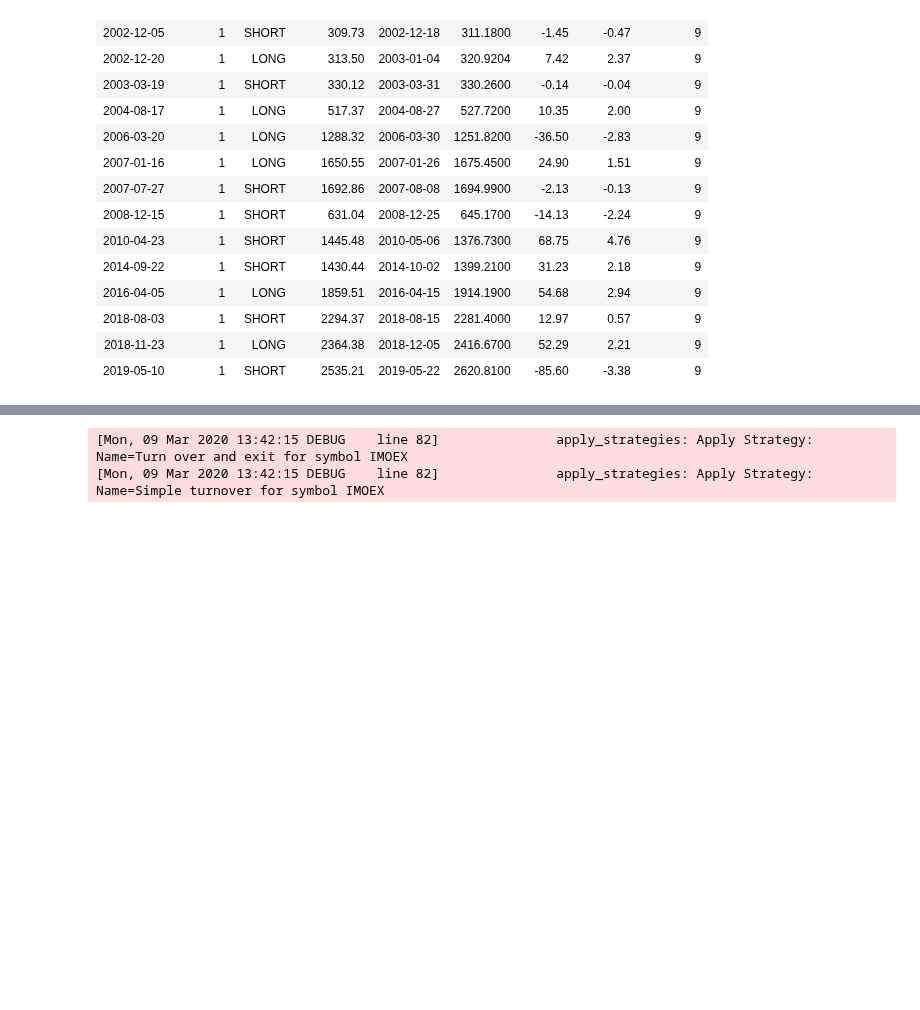
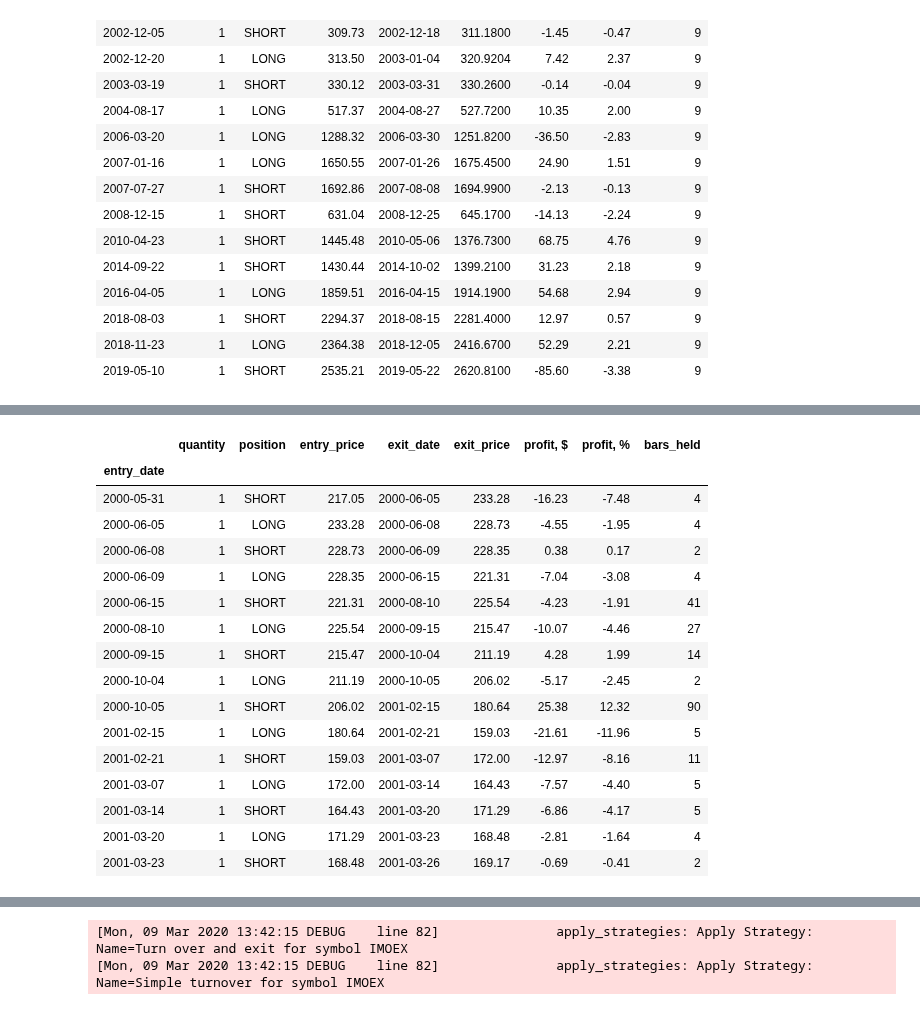
Before and after one commit to mozzherina/cherimoya, a Jupyter notebook: atPortfolio.ipynb, the cells around one changed output, grey strips where cells are left out. Cells and saved outputs as stored; diff of their text form; code cells hidden in the pictures; blank space fills up the shorter version.

```diff
--- a/atPortfolio.ipynb
+++ b/atPortfolio.ipynb
@@ -531,0 +544,20 @@ tr.loc[tr['bars_held'] > 5]
+# %%
+tr.head(15)
+# %% [output]
+|  | quantity | position | entry_price | exit_date | exit_price | profit, $ | profit, % | bars_held |
+| entry_date |  |  |  |  |  |  |  |  |
+| 2000-05-31 | 1 | SHORT | 217.05 | 2000-06-05 | 233.28 | -16.23 | -7.48 | 4 |
+| 2000-06-05 | 1 | LONG | 233.28 | 2000-06-08 | 228.73 | -4.55 | -1.95 | 4 |
+| 2000-06-08 | 1 | SHORT | 228.73 | 2000-06-09 | 228.35 | 0.38 | 0.17 | 2 |
+| 2000-06-09 | 1 | LONG | 228.35 | 2000-06-15 | 221.31 | -7.04 | -3.08 | 4 |
+| 2000-06-15 | 1 | SHORT | 221.31 | 2000-08-10 | 225.54 | -4.23 | -1.91 | 41 |
+| 2000-08-10 | 1 | LONG | 225.54 | 2000-09-15 | 215.47 | -10.07 | -4.46 | 27 |
+| 2000-09-15 | 1 | SHORT | 215.47 | 2000-10-04 | 211.19 | 4.28 | 1.99 | 14 |
+| 2000-10-04 | 1 | LONG | 211.19 | 2000-10-05 | 206.02 | -5.17 | -2.45 | 2 |
+| 2000-10-05 | 1 | SHORT | 206.02 | 2001-02-15 | 180.64 | 25.38 | 12.32 | 90 |
+| 2001-02-15 | 1 | LONG | 180.64 | 2001-02-21 | 159.03 | -21.61 | -11.96 | 5 |
+| 2001-02-21 | 1 | SHORT | 159.03 | 2001-03-07 | 172.00 | -12.97 | -8.16 | 11 |
+| 2001-03-07 | 1 | LONG | 172.00 | 2001-03-14 | 164.43 | -7.57 | -4.40 | 5 |
+| 2001-03-14 | 1 | SHORT | 164.43 | 2001-03-20 | 171.29 | -6.86 | -4.17 | 5 |
+| 2001-03-20 | 1 | LONG | 171.29 | 2001-03-23 | 168.48 | -2.81 | -1.64 | 4 |
+| 2001-03-23 | 1 | SHORT | 168.48 | 2001-03-26 | 169.17 | -0.69 | -0.41 | 2 |
```
Also changed, not shown: parts of 14 cells of this notebook, 1 other file.
